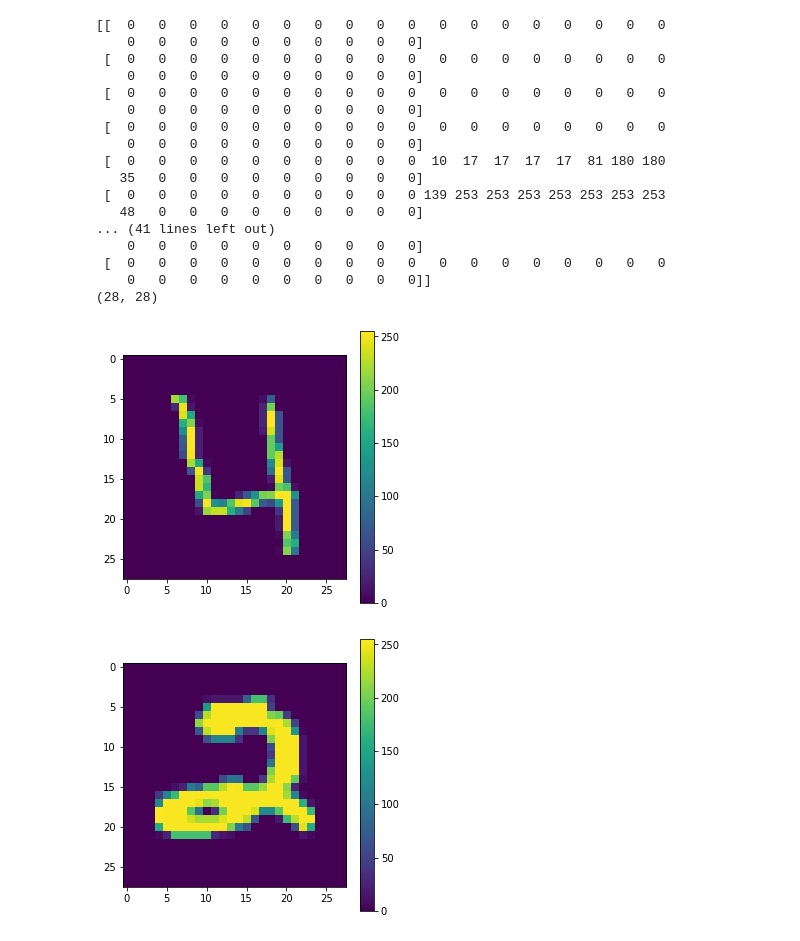
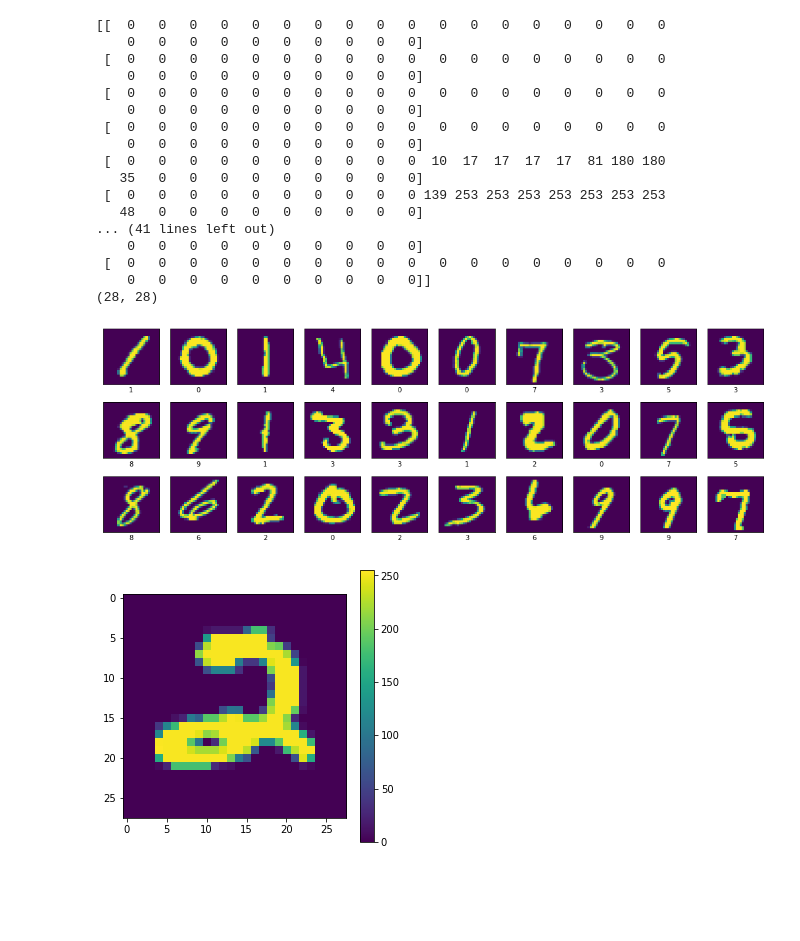
Before and after one commit to Nabapadma-sarker/Neural-Network-Classification, a Jupyter notebook: digit recognition.ipynb, the cells around one changed output. Saved outputs shown, nothing was run; the diff lists cells and outputs as text; code cells hidden in the pictures; blank space fills up the shorter version.

```diff
--- a/digit recognition.ipynb
+++ b/digit recognition.ipynb
@@ -86,4 +91,7 @@ print(single_data.shape)
  [  0   0   0   0   0   0   0   0   0   0   0   0   0   0   0   0   0   0
     0   0   0   0   0   0   0   0   0   0]]
 (28, 28)
+# %%
+#train data reformating 0-1 range rgb image data
+train_data = train_data / 255.0
 # %%
@@ -111,18 +123,22 @@ print(single_data_test.shape)
+# %%
+#train data view
+plt.figure(figsize=(18,10))
+for i in range(30):
+    plt.subplot(5,10,i+1)
+    plt.xticks([])
+    plt.yticks([])
+    plt.grid(False)
+    plt.imshow(train_data[i:i+1,:].reshape(28,28))
+    plt.xlabel(train_label[i])
+plt.show()
+# %% [output]
+[figure, added]
 # %%
-#plt.figure()
+#test data view
 plt.figure(figsize=(5,5))
-plt.imshow(single_data)
+plt.imshow(single_data_test)
 plt.colorbar()
 plt.grid(False)
 plt.show()
 # %% [output]
-[figure, old version]
+[figure, new version]
-# %%
-#plt.figure()
-plt.figure(figsize=(5,5))
-plt.imshow(single_data_test)
-plt.colorbar()
-plt.grid(False)
-plt.show()
-# %% [output]
-[figure, removed]
```
Also changed, not shown: parts of 15 cells of this notebook.
